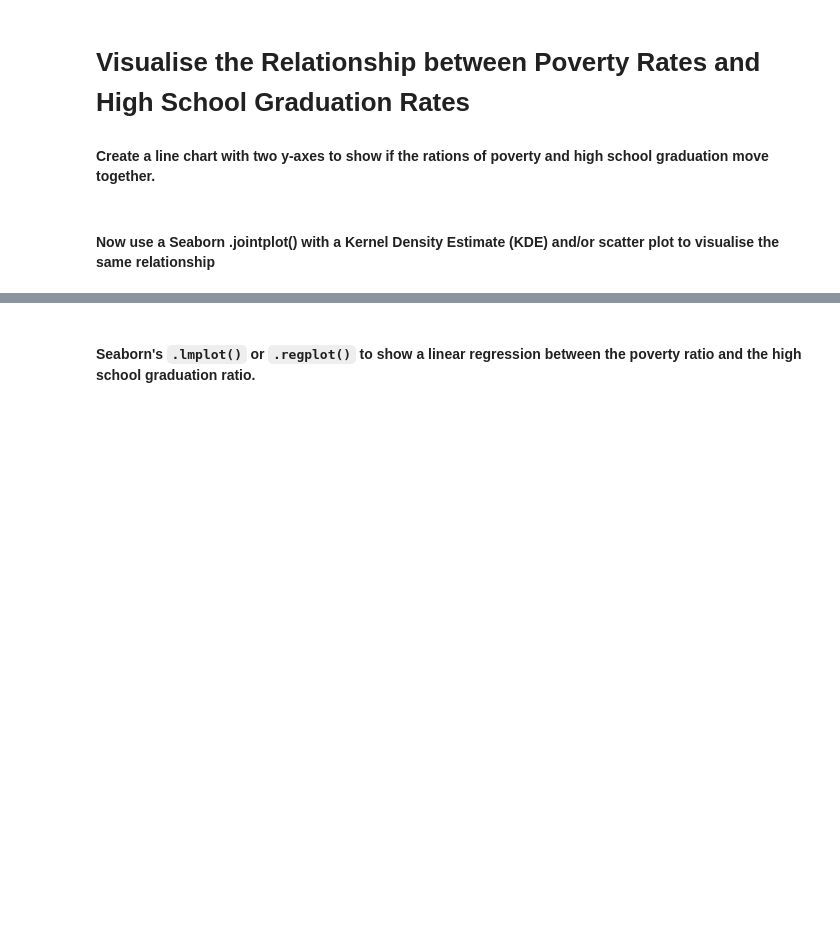
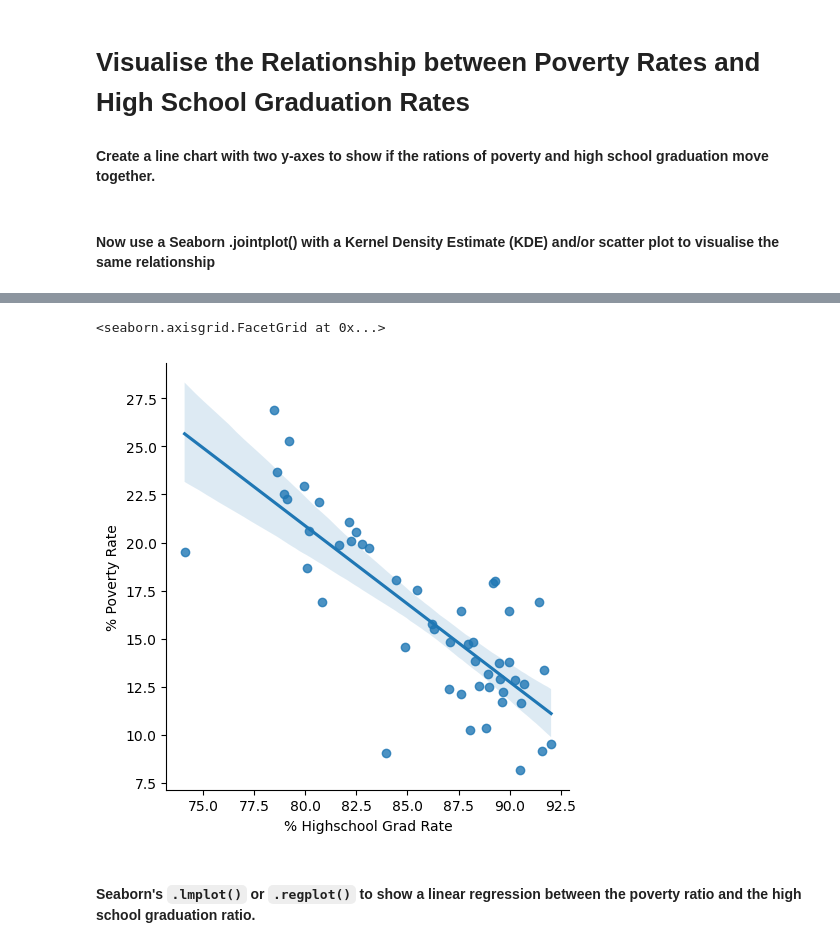
Before and after one commit to Terrance-Nightingale/police-deaths-analysis, a Jupyter notebook: Fatal_Force.ipynb, the cells around one changed output, grey strips where cells are left out. Saved outputs shown, nothing was run; the diff lists cells and outputs as text; code cells hidden in the pictures; blank space fills up the shorter version.

```diff
--- a/Fatal_Force.ipynb
+++ b/Fatal_Force.ipynb
@@ -76,3 +241,13 @@ Show the High School Graduation Rate in ascending order of US States. Which stat
+# %%
+pov_grad_plot = sns.lmplot(data=poverty_grad,
+    x='grad_rate',
+    y='Mean_Poverty_Rate',
+)
+pov_grad_plot.set_axis_labels('% Highschool Grad Rate',
+       '% Poverty Rate')
+# %% [output]
+<seaborn.axisgrid.FacetGrid at 0x...>
+[figure, added]
 # %% [markdown]
 #### Seaborn's `.lmplot()` or `.regplot()` to show a linear regression between the poverty ratio and the high school graduation ratio.
 # %% [markdown]
```
Also changed, not shown: parts of 17 cells of this notebook.
